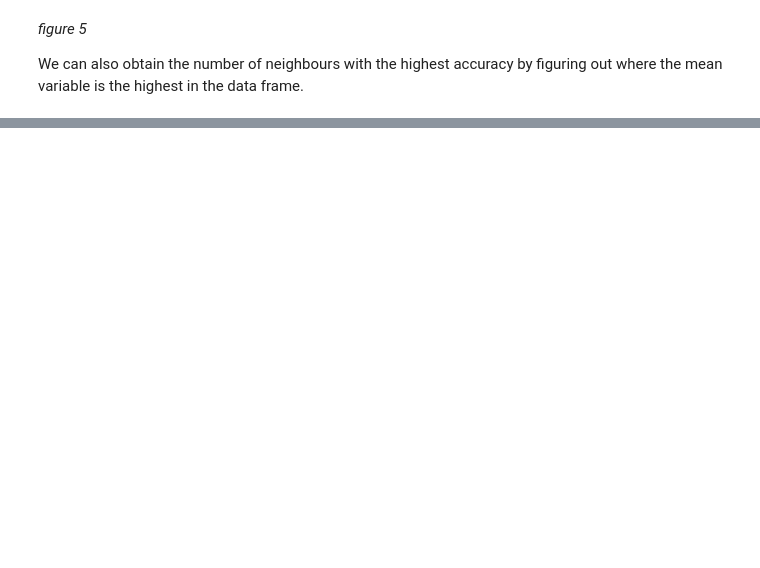
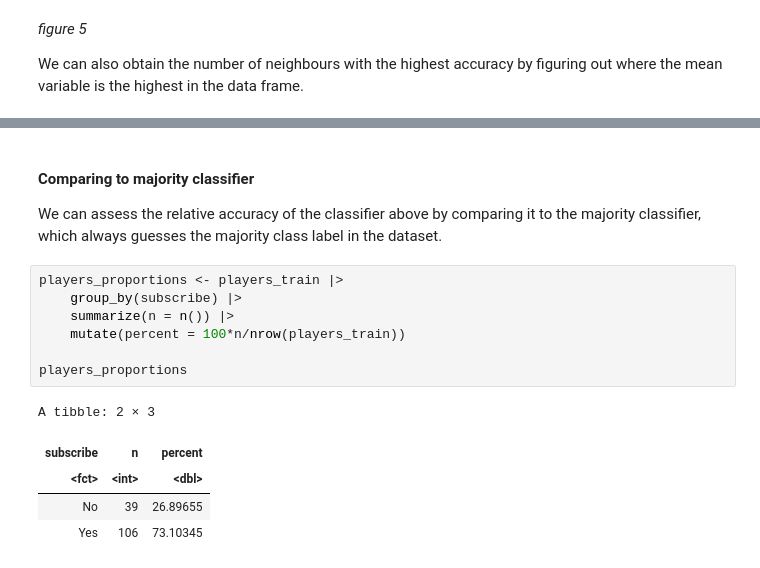
Before and after one commit to gwynnieguo/dsci-100-project, a Jupyter notebook: Final_Report.ipynb, the cells around one changed output, grey strips where cells are left out. Drawn from its saved outputs; the diff is of its cells as text; blank space fills up the shorter version.

```diff
--- a/Final_Report.ipynb
+++ b/Final_Report.ipynb
@@ -282,0 +309,17 @@ The classifier was 75.51% accurate and correctly labeled 1 observation as No to
+# %% [markdown]
+#### Comparing to majority classifier
+
+We can assess the relative accuracy of the classifier above by comparing it to the majority classifier, which always guesses the majority class label in the dataset.
+# %%
+players_proportions <- players_train |>
+    group_by(subscribe) |>
+    summarize(n = n()) |>
+    mutate(percent = 100*n/nrow(players_train))
+
+players_proportions
+# %% [output]
+A tibble: 2 × 3
+| subscribe | n | percent |
+| <fct> | <int> | <dbl> |
+| No | 39 | 26.89655 |
+| Yes | 106 | 73.10345 |
```
Also changed, not shown: parts of 13 cells of this notebook.
